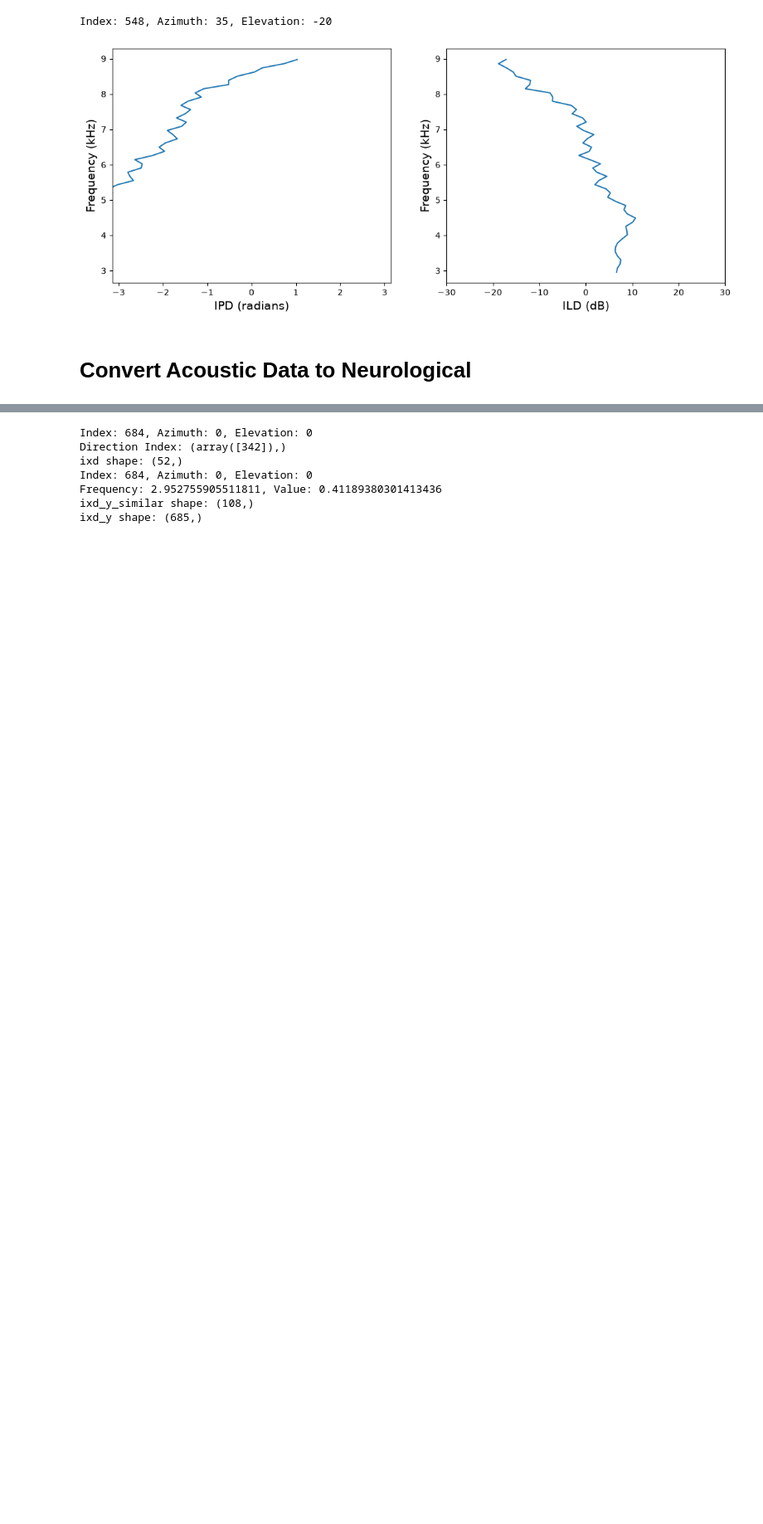
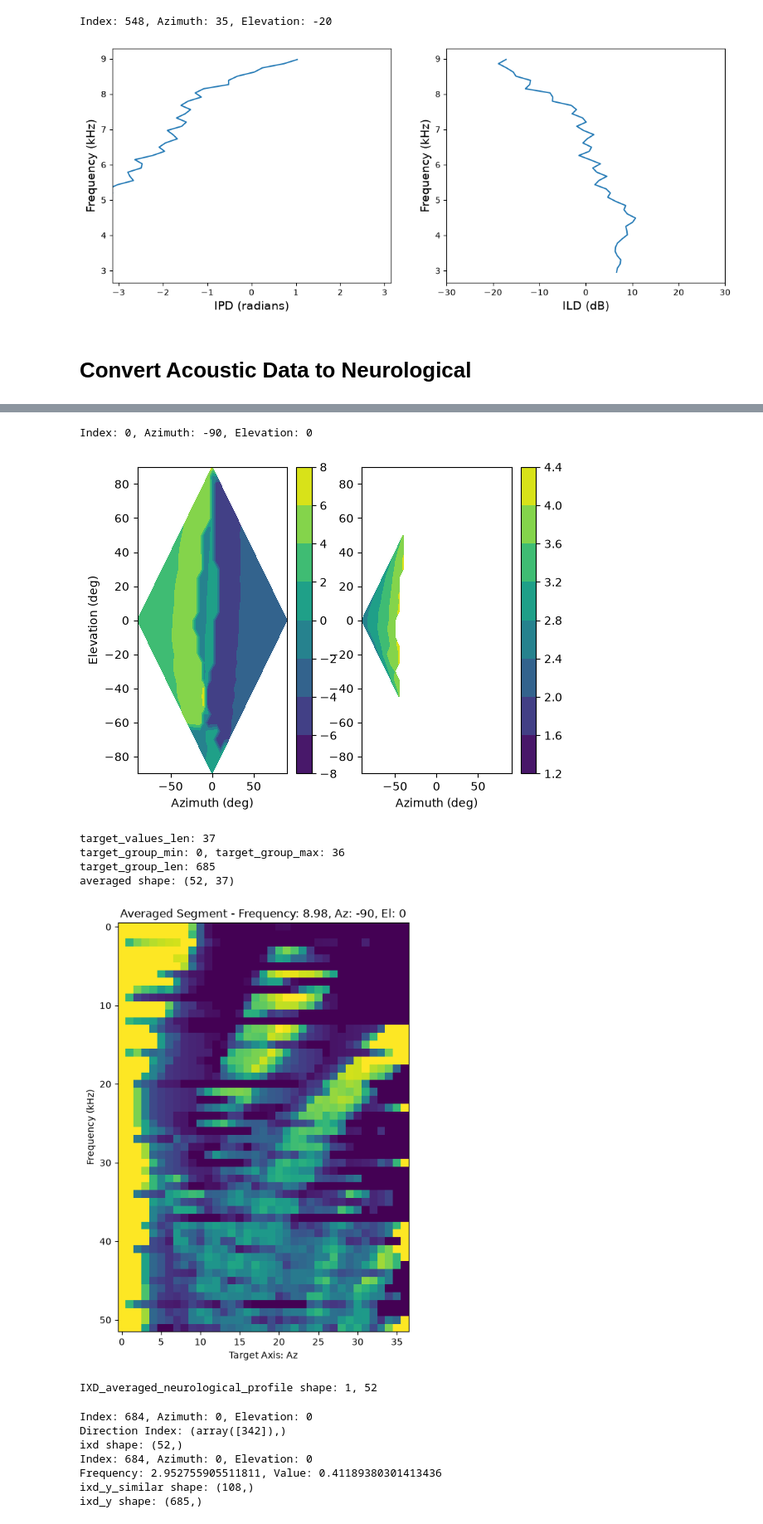
Before and after one commit to debello-lab/rANN, a Jupyter notebook: notebooks/rANN_01_HRTF_Data_Processing.ipynb, the cells around one changed output, grey strips where cells are left out. Shown at 83% size. Cells and saved outputs as stored; diff of their text form; code cells hidden in the pictures; blank space fills up the shorter version.

```diff
--- a/notebooks/rANN_01_HRTF_Data_Processing.ipynb
+++ b/notebooks/rANN_01_HRTF_Data_Processing.ipynb
@@ -204,12 +242,7 @@ def convert_acoustic_to_neurological(
 
             # Find similar values within the tolerance
             ixd_similar_indices = np.where(np.isclose(ixd_y, ixd_f, atol=tol))[0]
-            #print(f"Similar indices for frequency index {f_index}: {ixd_similar_indices}")
 
-            # Creates a vector of the similar values with shape
-            #print(P2.size)
-            #plt.plot(P2)
-            #plt.show()
             if ixd_similar_indices.size > 0:
                 if verbose > 5:
                     print(f"ixd_y_similar shape: {ixd_y[ixd_similar_indices].shape}") # should be (685,)
@@ -248,16 +281,14 @@ def convert_acoustic_to_neurological(
                 plt.colorbar()
                 plt.show()
 
-        IXD_segment = average_over_target_axis(IXD_y, Az, El, target=target, verbose=True)
+        IXD_segment = average_over_target_axis(IXD_y, Az, El, target=target, verbose=verbose)
 
-        if plot_segments and f_index % 10 == 0:
-            plt.figure(figsize=(8, 8))
-            plt.title(f"Averaged Segment - Frequency: {f[f_index]}, Az: {az}, El: {el}")
-            print(f"Averaged Segment shape: {len(IXD_segment)}, {len(IXD_segment[0])}") # should be (52, 685)
-            plt.imshow(IXD_segment, cmap='viridis')
-            plt.show()
+        if plot_segments and idx % 100 == 0:
+            plot_neurological_profile(IXD_segment, az, el, f[f_index], target=target)
+
 
         IXD_averaged_neurological_profile.append(IXD_segment)
+
 
     print(f"IXD_averaged_neurological_profile shape: {len(IXD_averaged_neurological_profile)}, {len(IXD_averaged_neurological_profile[0])}") # should be (52, 685)
 
@@ -334,3 +308,14 @@ Frequency: 8.976377952755904, Value: -1.6401159050335066
+# %%
+IPD_averaged_neurological_profile = convert_acoustic_to_neurological(IPD, Az, El, f, target="Az", tol=1.5, verbose=1, plot_segments=True)
+# %% [output]
+Index: 0, Azimuth: -90, Elevation: 0
+[figure, added]
+target_values_len: 37
+target_group_min: 0, target_group_max: 36
+target_group_len: 685
+averaged shape: (52, 37)
+[figure, added]
+IXD_averaged_neurological_profile shape: 1, 52
 # %%
 az = 0
 el = 0
```
Also changed, not shown: parts of 7 cells of this notebook, 1 other file.
